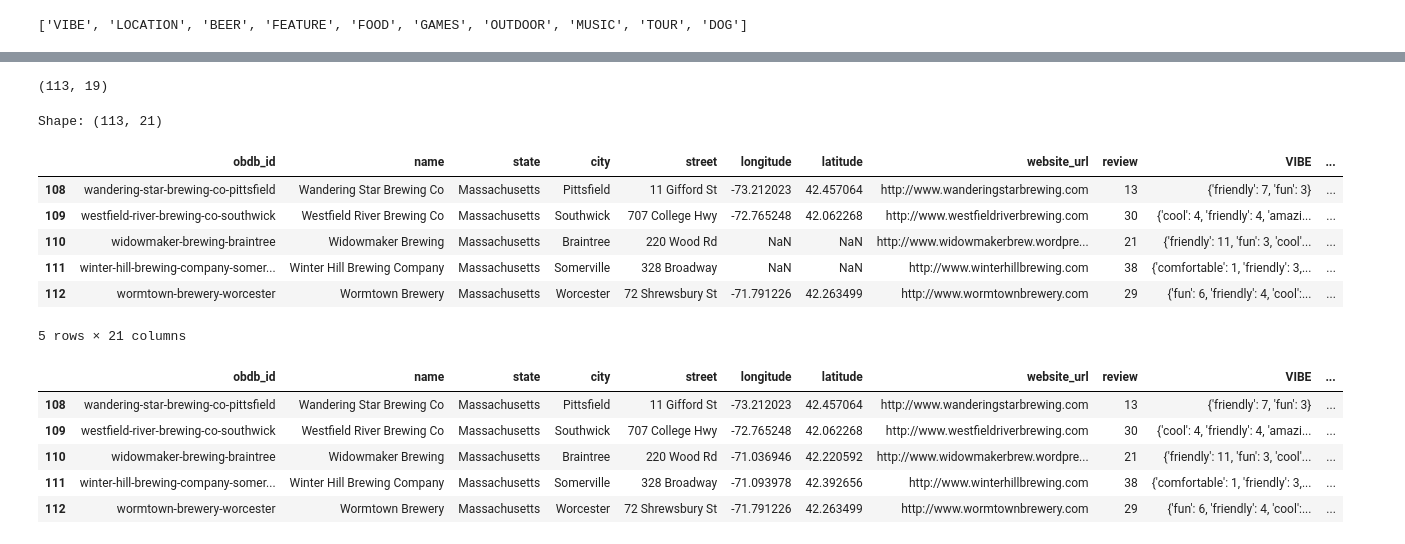
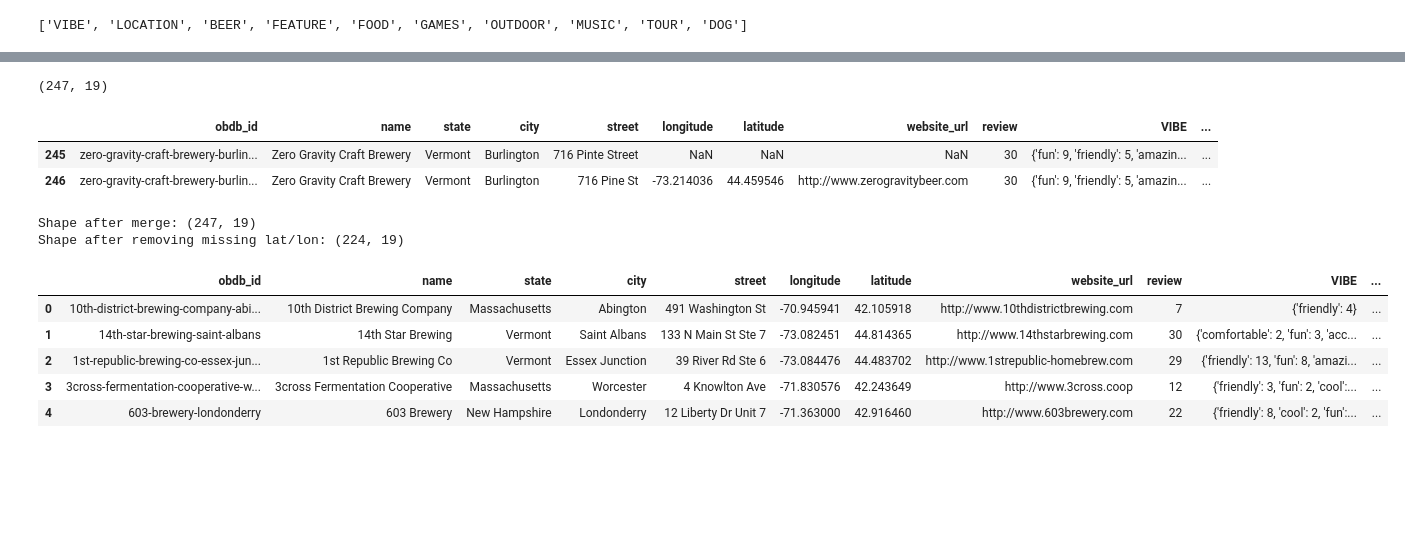
Before and after one commit to data-sandbox/nlp-brewer-finder, a Jupyter notebook: notebooks/04_Run_NLP_model.ipynb, the cells around one changed output, grey strips where cells are left out. Drawn from its saved outputs; the diff is of its cells as text; code cells hidden in the pictures; blank space fills up the shorter version.

```diff
--- a/notebooks/04_Run_NLP_model.ipynb
+++ b/notebooks/04_Run_NLP_model.ipynb
@@ -111,38 +102,37 @@ for label in labels:
     aggregate[label] = 'sum'
 brewery_features = reviews_df.groupby(by='obdb_id').agg(aggregate).reset_index()
 print(brewery_features.shape)
-# brewery_features.tail(10)
+brewery_features.tail(2)
 # %% [output]
-(113, 19)
+(247, 19)
+|  | obdb_id | name | state | city | street | longitude | latitude | website_url | review | VIBE | ... |
+| 245 | zero-gravity-craft-brewery-burlin... | Zero Gravity Craft Brewery | Vermont | Burlington | 716 Pinte Street | NaN | NaN | NaN | 30 | {'fun': 9, 'friendly': 5, 'amazin... | ... |
+| 246 | zero-gravity-craft-brewery-burlin... | Zero Gravity Craft Brewery | Vermont | Burlington | 716 Pine St | -73.214036 | 44.459546 | http://www.zerogravitybeer.com | 30 | {'fun': 9, 'friendly': 5, 'amazin... | ... |
 # %%
-# Merge any previously computed lat lon corrections
-filepath = Path('../assets/breweries_app.csv')
+# Merge any manually corrected lat lon corrections
+filepath = Path('../assets/breweries_manual_clean.csv')
 brewery_lat_lon = pd.read_csv(filepath)[['name', 'longitude', 'latitude']]
 # brewery_lat_lon.head()
 brewery_features = brewery_features.merge(brewery_lat_lon, on='name', how='left', suffixes=(None,'_x'))
-print(f'Shape: {brewery_features.shape}')
+
+for index, row in brewery_features.iterrows():
+    if pd.isnull(row['latitude']):
+        brewery_features.at[index, 'latitude'] = brewery_features.at[index, 'latitude_x']
+        brewery_features.at[index, 'longitude'] = brewery_features.at[index, 'longitude_x']
+brewery_features = brewery_features.drop(columns = ['latitude_x', 'longitude_x'])
+print(f'Shape after merge: {brewery_features.shape}')
 brewery_features.tail(5)
+
+# Remove any remaining missing lat/lon
+brewery_features = brewery_features.dropna(subset=['latitude'])
+print(f'Shape after removing missing lat/lon: {brewery_features.shape}')
+brewery_features.head(5)
 # %% [output]
-Shape: (113, 21)
+Shape after merge: (247, 19)
+Shape after removing missing lat/lon: (224, 19)
 |  | obdb_id | name | state | city | street | longitude | latitude | website_url | review | VIBE | ... |
-| 108 | wandering-star-brewing-co-pittsfield | Wandering Star Brewing Co | Massachusetts | Pittsfield | 11 Gifford St | -73.212023 | 42.457064 | http://www.wanderingstarbrewing.com | 13 | {'friendly': 7, 'fun': 3} | ... |
-| 109 | westfield-river-brewing-co-southwick | Westfield River Brewing Co | Massachusetts | Southwick | 707 College Hwy | -72.765248 | 42.062268 | http://www.westfieldriverbrewing.com | 30 | {'cool': 4, 'friendly': 4, 'amazi... | ... |
-| 110 | widowmaker-brewing-braintree | Widowmaker Brewing | Massachusetts | Braintree | 220 Wood Rd | NaN | NaN | http://www.widowmakerbrew.wordpre... | 21 | {'friendly': 11, 'fun': 3, 'cool'... | ... |
-| 111 | winter-hill-brewing-company-somer... | Winter Hill Brewing Company | Massachusetts | Somerville | 328 Broadway | NaN | NaN | http://www.winterhillbrewing.com | 38 | {'comfortable': 1, 'friendly': 3,... | ... |
-| 112 | wormtown-brewery-worcester | Wormtown Brewery | Massachusetts | Worcester | 72 Shrewsbury St | -71.791226 | 42.263499 | http://www.wormtownbrewery.com | 29 | {'fun': 6, 'friendly': 4, 'cool':... | ... |
+| 0 | 10th-district-brewing-company-abi... | 10th District Brewing Company | Massachusetts | Abington | 491 Washington St | -70.945941 | 42.105918 | http://www.10thdistrictbrewing.com | 7 | {'friendly': 4} | ... |
+| 1 | 14th-star-brewing-saint-albans | 14th Star Brewing | Vermont | Saint Albans | 133 N Main St Ste 7 | -73.082451 | 44.814365 | http://www.14thstarbrewing.com | 30 | {'comfortable': 2, 'fun': 3, 'acc... | ... |
+| 2 | 1st-republic-brewing-co-essex-jun... | 1st Republic Brewing Co | Vermont | Essex Junction | 39 River Rd Ste 6 | -73.084476 | 44.483702 | http://www.1strepublic-homebrew.com | 29 | {'friendly': 13, 'fun': 8, 'amazi... | ... |
+| 3 | 3cross-fermentation-cooperative-w... | 3cross Fermentation Cooperative | Massachusetts | Worcester | 4 Knowlton Ave | -71.830576 | 42.243649 | http://www.3cross.coop | 12 | {'friendly': 3, 'fun': 2, 'cool':... | ... |
+| 4 | 603-brewery-londonderry | 603 Brewery | New Hampshire | Londonderry | 12 Liberty Dr Unit 7 | -71.363000 | 42.916460 | http://www.603brewery.com | 22 | {'friendly': 8, 'cool': 2, 'fun':... | ... |
-5 rows × 21 columns
-# %%
-# Remove any entry with unknown address
-for index, row in brewery_features.iterrows():
-    if pd.isnull(row['latitude']):
-        brewery_features.at[index, 'latitude'] = brewery_features.at[index, 'latitude_x']
-        brewery_features.at[index, 'longitude'] = brewery_features.at[index, 'longitude_x']
-brewery_features = brewery_features.drop(columns = ['latitude_x', 'longitude_x'])
-brewery_features.tail(5)
-# %% [output]
-|  | obdb_id | name | state | city | street | longitude | latitude | website_url | review | VIBE | ... |
-| 108 | wandering-star-brewing-co-pittsfield | Wandering Star Brewing Co | Massachusetts | Pittsfield | 11 Gifford St | -73.212023 | 42.457064 | http://www.wanderingstarbrewing.com | 13 | {'friendly': 7, 'fun': 3} | ... |
-| 109 | westfield-river-brewing-co-southwick | Westfield River Brewing Co | Massachusetts | Southwick | 707 College Hwy | -72.765248 | 42.062268 | http://www.westfieldriverbrewing.com | 30 | {'cool': 4, 'friendly': 4, 'amazi... | ... |
-| 110 | widowmaker-brewing-braintree | Widowmaker Brewing | Massachusetts | Braintree | 220 Wood Rd | -71.036946 | 42.220592 | http://www.widowmakerbrew.wordpre... | 21 | {'friendly': 11, 'fun': 3, 'cool'... | ... |
-| 111 | winter-hill-brewing-company-somer... | Winter Hill Brewing Company | Massachusetts | Somerville | 328 Broadway | -71.093978 | 42.392656 | http://www.winterhillbrewing.com | 38 | {'comfortable': 1, 'friendly': 3,... | ... |
-| 112 | wormtown-brewery-worcester | Wormtown Brewery | Massachusetts | Worcester | 72 Shrewsbury St | -71.791226 | 42.263499 | http://www.wormtownbrewery.com | 29 | {'fun': 6, 'friendly': 4, 'cool':... | ... |
```
Also changed, not shown: parts of 17 cells of this notebook, 1 other file.
